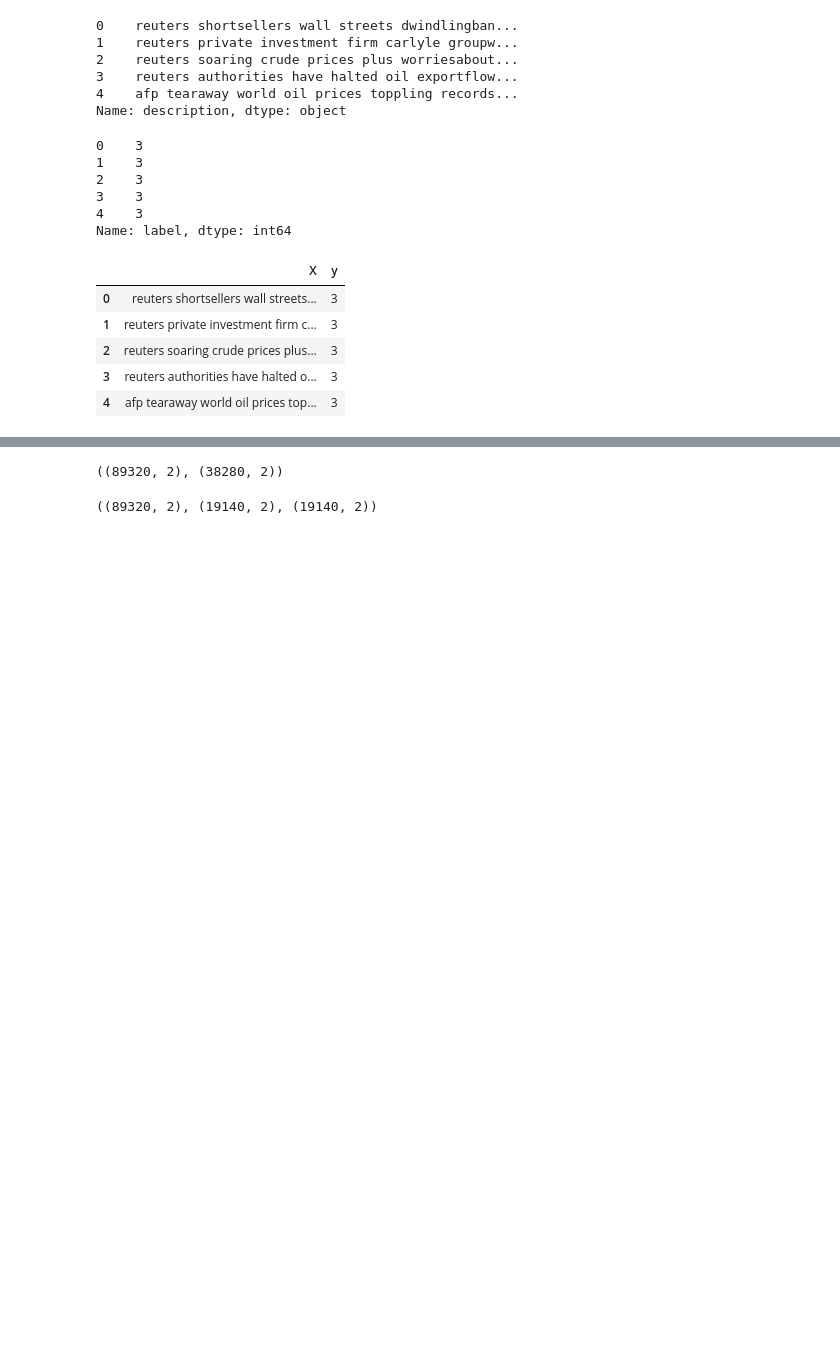
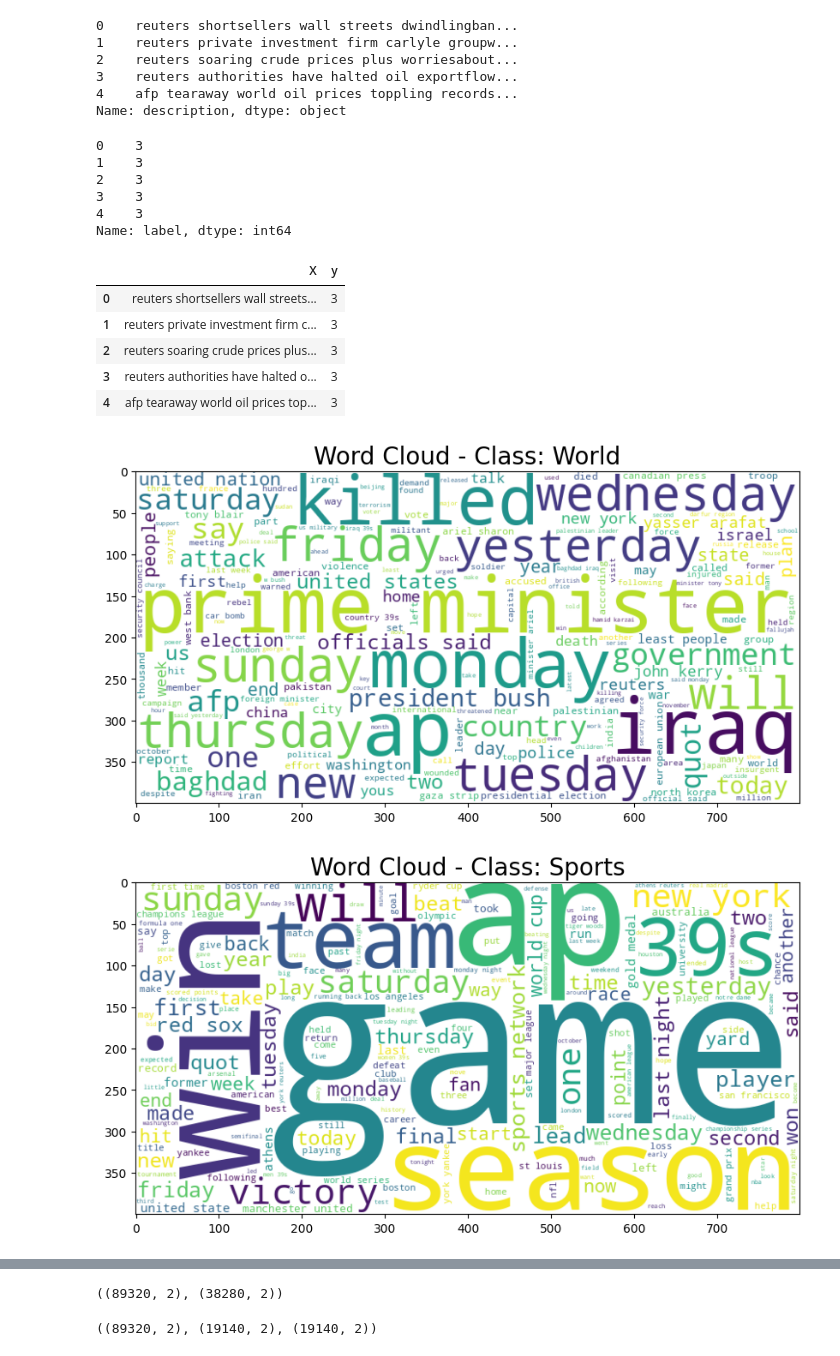
Before and after one commit to Rooneyish/News_Article_Classification, a Jupyter notebook: Data_Normalization_SaveToCSV.ipynb, the cells around one changed output, grey strips where cells are left out. Drawn from its saved outputs; the diff is of its cells as text; code cells hidden in the pictures; blank space fills up the shorter version.

```diff
--- a/Data_Normalization_SaveToCSV.ipynb
+++ b/Data_Normalization_SaveToCSV.ipynb
@@ -149,3 +149,26 @@ normalized_df.head()
 | 2 | reuters soaring crude prices plus... | 3 |
 | 3 | reuters authorities have halted o... | 3 |
 | 4 | afp tearaway world oil prices top... | 3 |
+# %%
+from wordcloud import WordCloud, STOPWORDS
+
+class_names = ['World', 'Sports', 'Business', 'Sci/Tech']
+classes = sorted(normalized_df['y'].unique())
+
+for category in classes:
+    text_data = " ".join(normalized_df[normalized_df['y'] == category]['X'].astype(str))
+
+    wc = WordCloud(
+        width=800,
+        height= 400,
+        background_color='white',
+        stopwords=set(STOPWORDS)
+    ).generate(text_data)
+
+    plt.figure(figsize=(10, 6))
+    plt.imshow(wc, interpolation='bilinear')
+    label_idx = int(category)-1
+    plt.title(f'Word Cloud - Class: {class_names[label_idx]}', fontsize=20)
+# %% [output]
+[figure, added]
+[figure, added]
```
Also changed, not shown: parts of 3 cells of this notebook, 2 other files.
